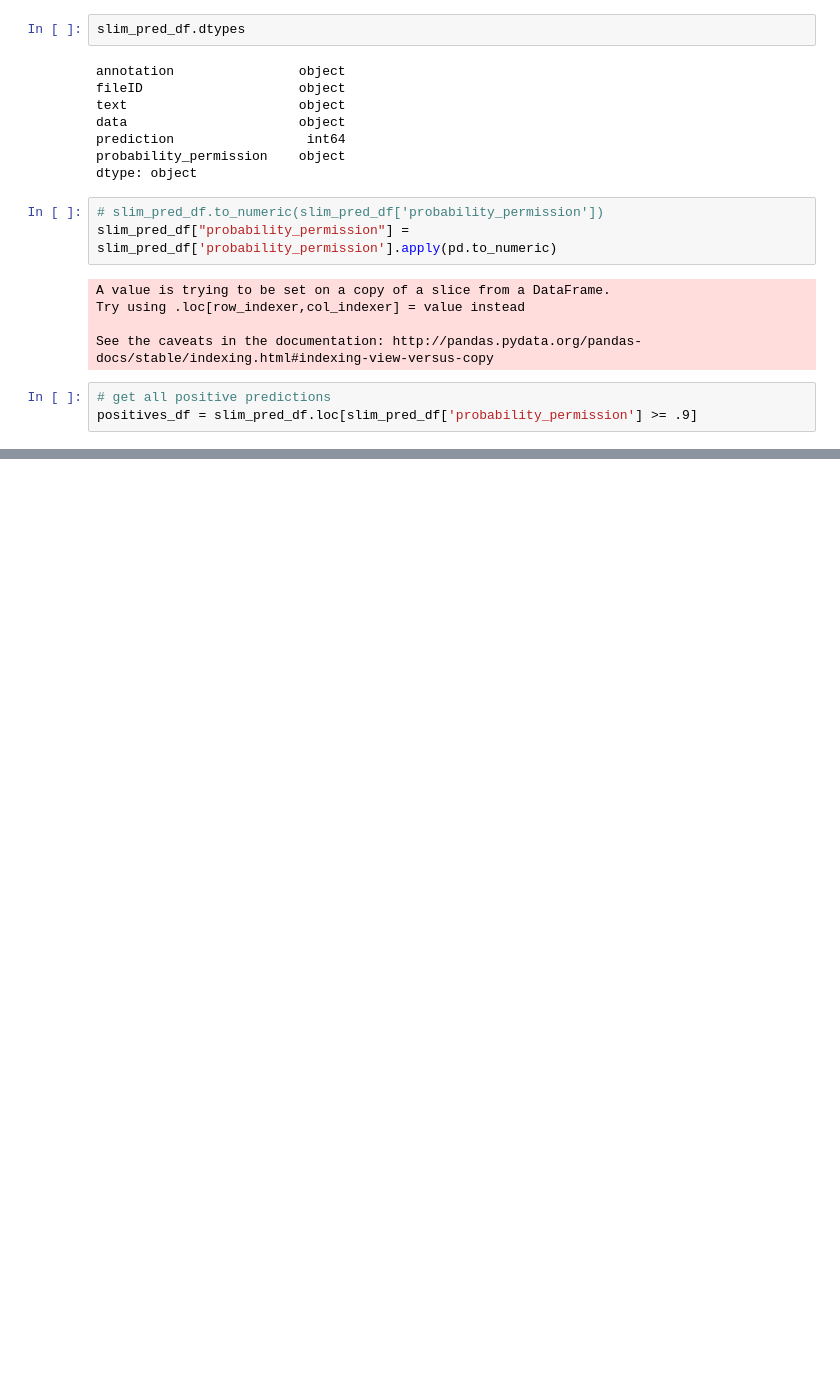
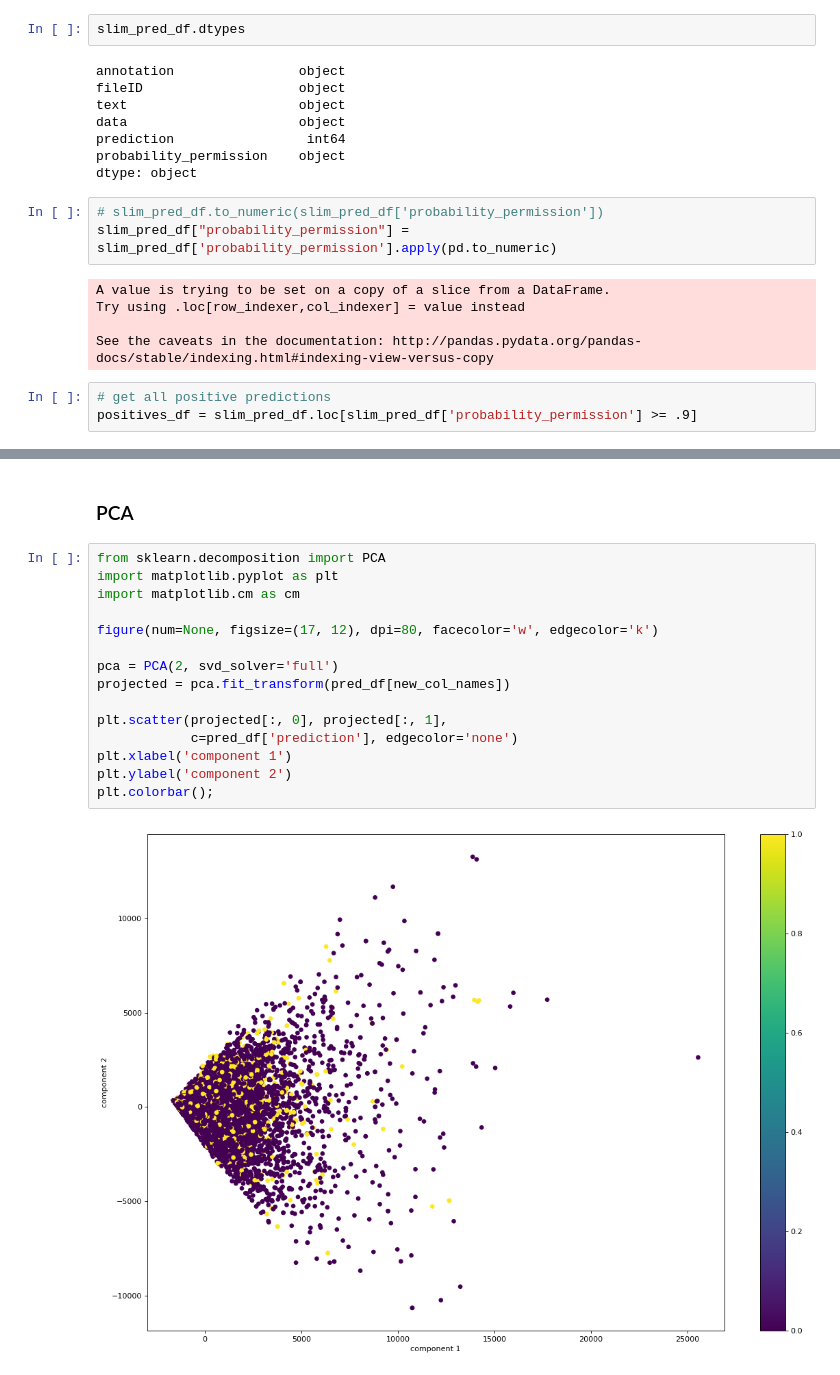
Before and after one commit to CooperStansbury/permission_pipeline, a Jupyter notebook: training_notebooks/train_custom_nn_models.ipynb, the cells around one changed output, grey strips where cells are left out. Cells and saved outputs as stored; diff of their text form; blank space fills up the shorter version.

Commit message:
update EDA on predictions

```diff
--- a/training_notebooks/train_custom_nn_models.ipynb
+++ b/training_notebooks/train_custom_nn_models.ipynb
@@ -531 +531,20 @@ my doctor has provided a copy of the information from the company that makes thi
 [None, None, None, None, None, None, None, None, None, None]
+# %% [markdown]
+### PCA
+# %%
+from sklearn.decomposition import PCA
+import matplotlib.pyplot as plt
+import matplotlib.cm as cm
+
+figure(num=None, figsize=(17, 12), dpi=80, facecolor='w', edgecolor='k')
+
+pca = PCA(2, svd_solver='full')
+projected = pca.fit_transform(pred_df[new_col_names])
+
+plt.scatter(projected[:, 0], projected[:, 1],
+            c=pred_df['prediction'], edgecolor='none')
+plt.xlabel('component 1')
+plt.ylabel('component 2')
+plt.colorbar();
+# %% [output]
+[figure, added]
```
Also changed, not shown: parts of 16 cells of this notebook.
